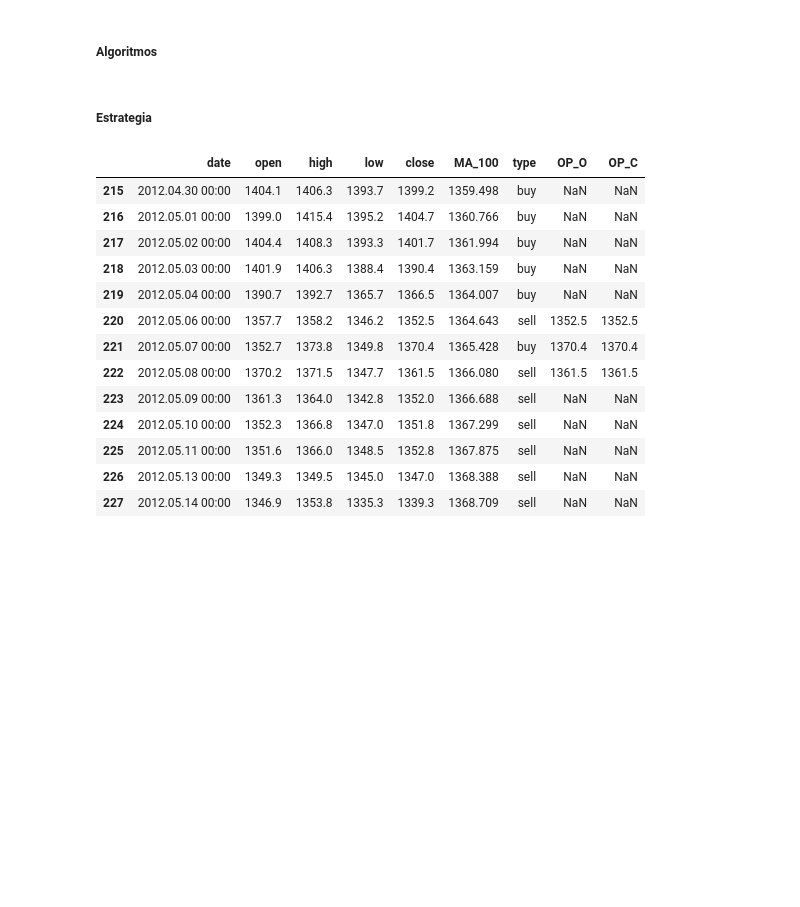
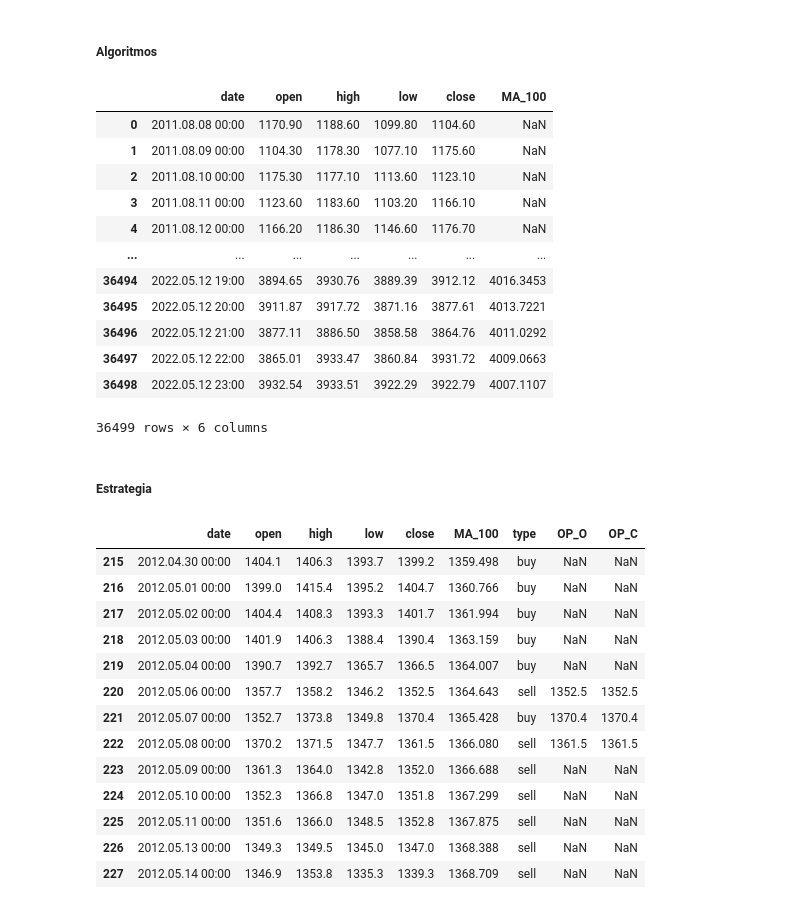
Before and after one commit to JhonSanz/estrategias, a Jupyter notebook: estrategia.ipynb, the cells around one changed output. Saved outputs shown, nothing was run; the diff lists cells and outputs as text; code cells hidden in the pictures; blank space fills up the shorter version.

```diff
--- a/estrategia.ipynb
+++ b/estrategia.ipynb
@@ -8,6 +8,21 @@ df = df[['date', 'open', 'high', 'low', 'close']]
 ##### Algoritmos
 # %%
 df['MA_100'] = df.close.rolling(100).mean()
+df
+# %% [output]
+|  | date | open | high | low | close | MA_100 |
+| 0 | 2011.08.08 00:00 | 1170.90 | 1188.60 | 1099.80 | 1104.60 | NaN |
+| 1 | 2011.08.09 00:00 | 1104.30 | 1178.30 | 1077.10 | 1175.60 | NaN |
+| 2 | 2011.08.10 00:00 | 1175.30 | 1177.10 | 1113.60 | 1123.10 | NaN |
+| 3 | 2011.08.11 00:00 | 1123.60 | 1183.60 | 1103.20 | 1166.10 | NaN |
+| 4 | 2011.08.12 00:00 | 1166.20 | 1186.30 | 1146.60 | 1176.70 | NaN |
+| ... | ... | ... | ... | ... | ... | ... |
+| 36494 | 2022.05.12 19:00 | 3894.65 | 3930.76 | 3889.39 | 3912.12 | 4016.3453 |
+| 36495 | 2022.05.12 20:00 | 3911.87 | 3917.72 | 3871.16 | 3877.61 | 4013.7221 |
+| 36496 | 2022.05.12 21:00 | 3877.11 | 3886.50 | 3858.58 | 3864.76 | 4011.0292 |
+| 36497 | 2022.05.12 22:00 | 3865.01 | 3933.47 | 3860.84 | 3931.72 | 4009.0663 |
+| 36498 | 2022.05.12 23:00 | 3932.54 | 3933.51 | 3922.29 | 3922.79 | 4007.1107 |
+36499 rows × 6 columns
 # %% [markdown]
 ##### Estrategia
 # %%
```
Also changed, not shown: 3 other files.
